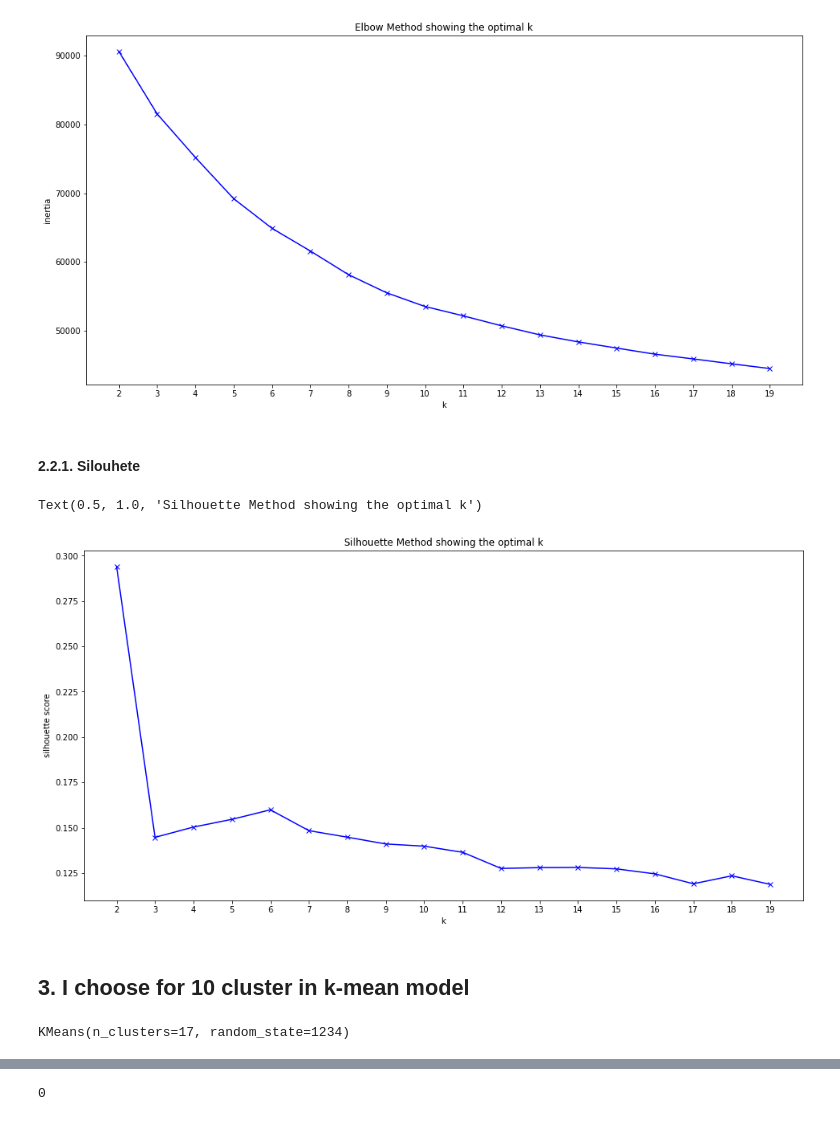
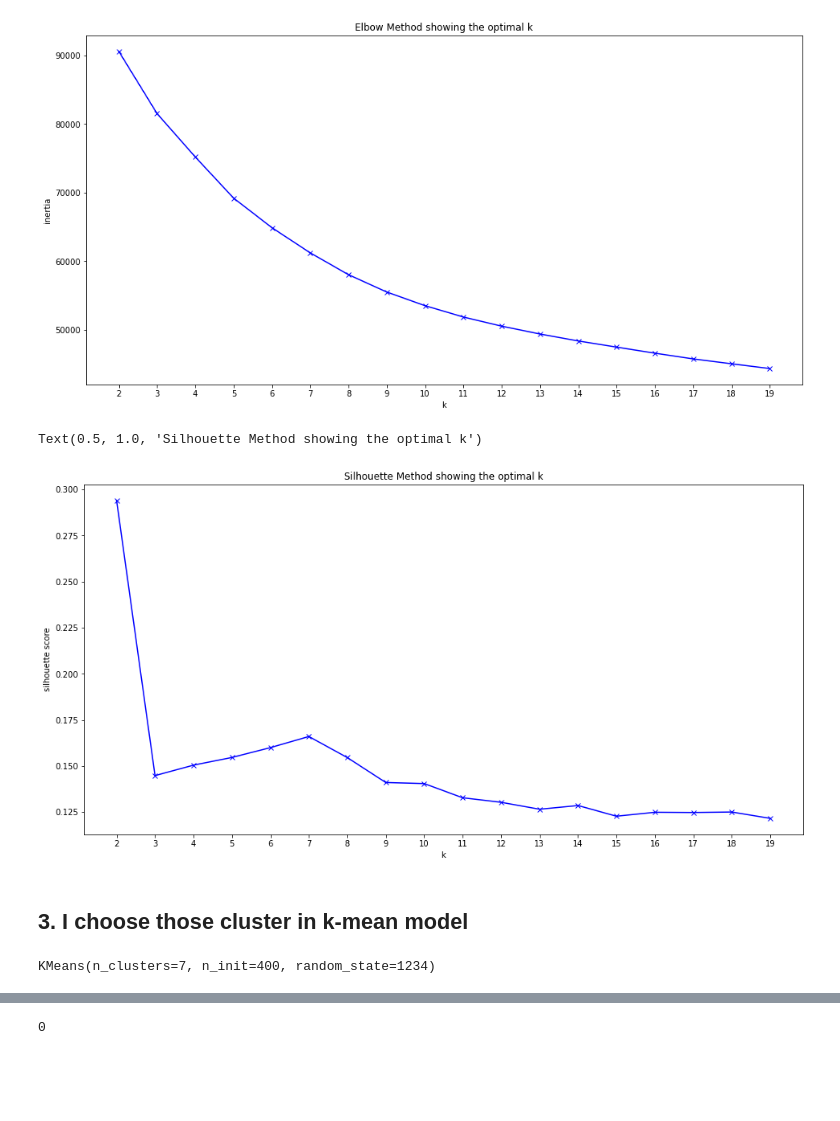
Before and after one commit to lauratll/Project_week3, a Jupyter notebook: project/Scaling and training K-mean.ipynb, the cells around one changed output, grey strips where cells are left out. Drawn from its saved outputs; the diff is of its cells as text; code cells hidden in the pictures; blank space fills up the shorter version.

```diff
--- a/project/Scaling and training K-mean.ipynb
+++ b/project/Scaling and training K-mean.ipynb
@@ -104,24 +161,11 @@ Text(0.5, 1.0, 'Elbow Method showing the optimal k')
-# %% [markdown]
-#### 2.2.1. Silouhete
-# %%
- #same settings as before
-K2 = range(2, 20)
-
-silhouette2 = []
-
-for k in K2:
-    kmeans = KMeans(n_clusters=k,
-                    random_state=1234)
-    kmeans.fit(scaled_df) #i can use the data framo r the array
-    silhouette2.append(silhouette_score(scaled_df, kmeans.predict(scaled_df)))
 # %%
 plt.figure(figsize=(16,8))
-plt.plot(K2, silhouette2, 'bx-')
+plt.plot(K, silhouette2, 'bx-')
 plt.xlabel('k')
 plt.ylabel('silhouette score')
-plt.xticks(np.arange(min(K2), max(K2)+1, 1.0))
+plt.xticks(np.arange(min(K), max(K)+1, 1.0))
 plt.title('Silhouette Method showing the optimal k')
 # %% [output]
 Text(0.5, 1.0, 'Silhouette Method showing the optimal k')
-[figure, old version]
+[figure, new version]
 # %%
@@ -131,11 +175,12 @@ Text(0.5, 1.0, 'Silhouette Method showing the optimal k')
 # %% [markdown]
-## 3. I choose for 10 cluster in k-mean model
+## 3. I choose those cluster in k-mean model
 # %%
-#10 clusters
-kmeans = KMeans(n_clusters=17, random_state=1234)
+#7
+kmeans = KMeans(n_clusters=7, n_init= 400,
+                    random_state=1234)
 kmeans.fit(scaled_df)
 # %% [output]
-KMeans(n_clusters=17, random_state=1234)
+KMeans(n_clusters=7, n_init=400, random_state=1234)
 # %%
 clusters = kmeans.predict(scaled_df)
 clusters
```
Also changed, not shown: parts of 14 cells of this notebook, 7 other files.
